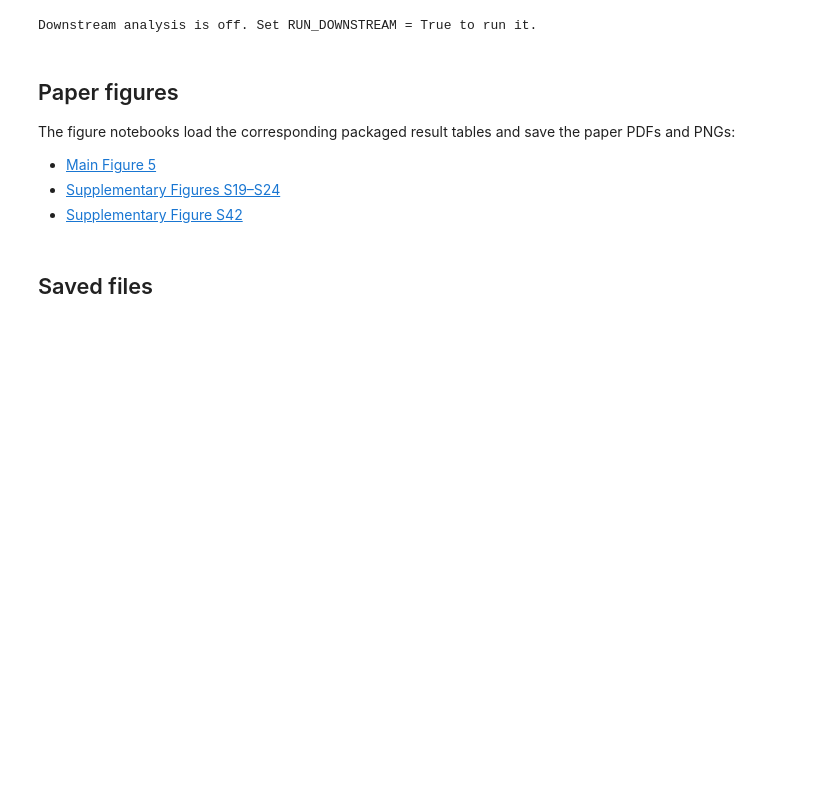
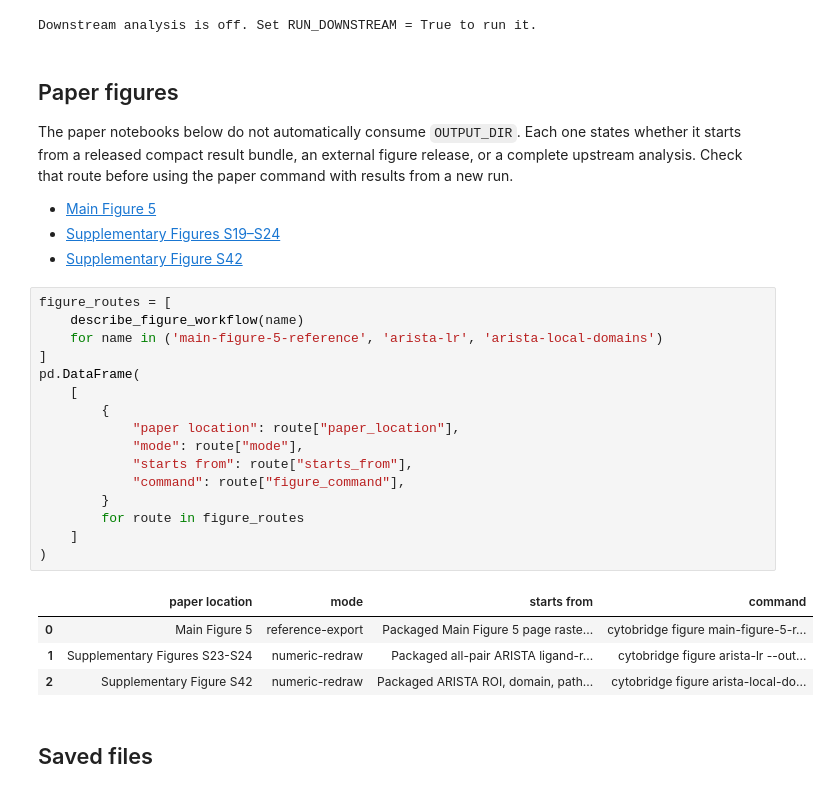
Before and after one commit to zhenyiizhang/cytobridge-spatial, a Jupyter notebook: docs/tutorials/dataset_workflows/arista.ipynb, the cells around one changed output. Cells and saved outputs as stored; diff of their text form; blank space fills up the shorter version.

```diff
--- a/docs/tutorials/dataset_workflows/arista.ipynb
+++ b/docs/tutorials/dataset_workflows/arista.ipynb
@@ -201,12 +202,35 @@ Downstream analysis is off. Set RUN_DOWNSTREAM = True to run it.
 # %% [markdown]
 ## Paper figures
 
-The figure notebooks load the corresponding packaged result tables and save
-the paper PDFs and PNGs:
+The paper notebooks below do not automatically consume `OUTPUT_DIR`. Each one
+states whether it starts from a released compact result bundle, an external
+figure release, or a complete upstream analysis. Check that route before using
+the paper command with results from a new run.
 
 - [Main Figure 5](../paper_figures/main_figure_5.ipynb)
 - [Supplementary Figures S19–S24](../paper_figures/arista_figures.ipynb)
 - [Supplementary Figure S42](../paper_figures/arista_local_domains.ipynb)
+# %%
+figure_routes = [
+    describe_figure_workflow(name)
+    for name in ('main-figure-5-reference', 'arista-lr', 'arista-local-domains')
+]
+pd.DataFrame(
+    [
+        {
+            "paper location": route["paper_location"],
+            "mode": route["mode"],
+            "starts from": route["starts_from"],
+            "command": route["figure_command"],
+        }
+        for route in figure_routes
+    ]
+)
+# %% [output]
+|  | paper location | mode | starts from | command |
+| 0 | Main Figure 5 | reference-export | Packaged Main Figure 5 page raste... | cytobridge figure main-figure-5-r... |
+| 1 | Supplementary Figures S23-S24 | numeric-redraw | Packaged all-pair ARISTA ligand-r... | cytobridge figure arista-lr --out... |
+| 2 | Supplementary Figure S42 | numeric-redraw | Packaged ARISTA ROI, domain, path... | cytobridge figure arista-local-do... |
 # %% [markdown]
 ## Saved files
 # %%
```
Also changed, not shown: parts of 1 cell of this notebook, 44 other files.
